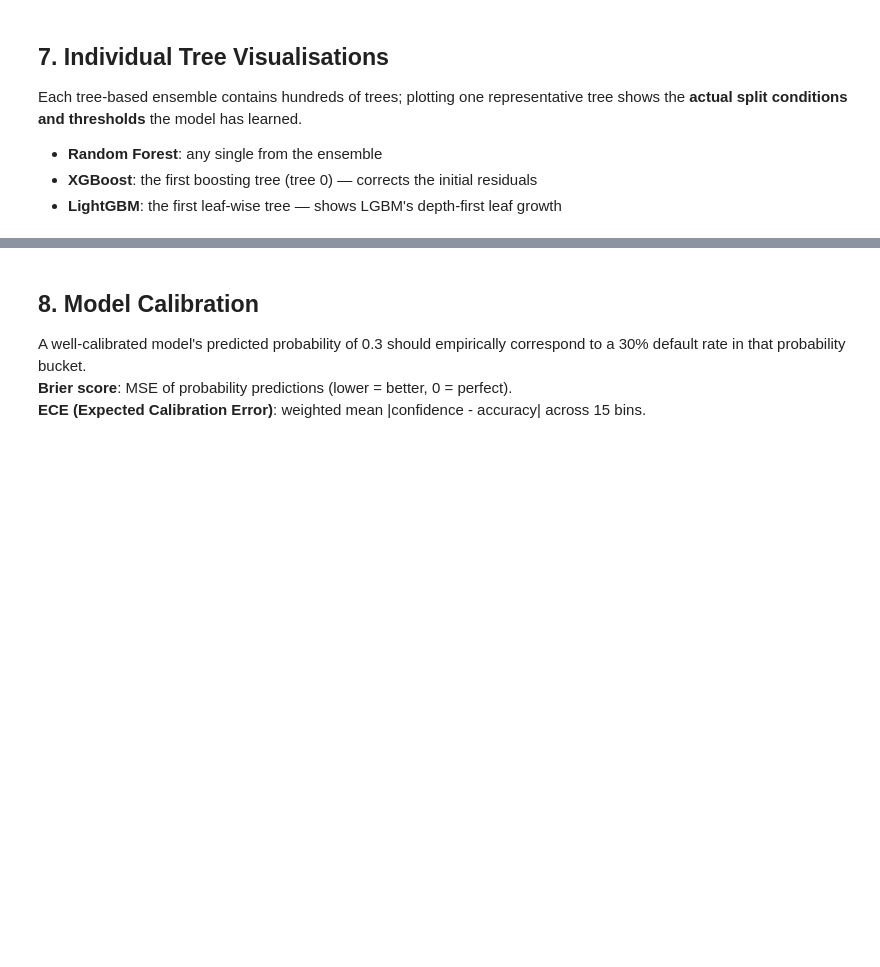
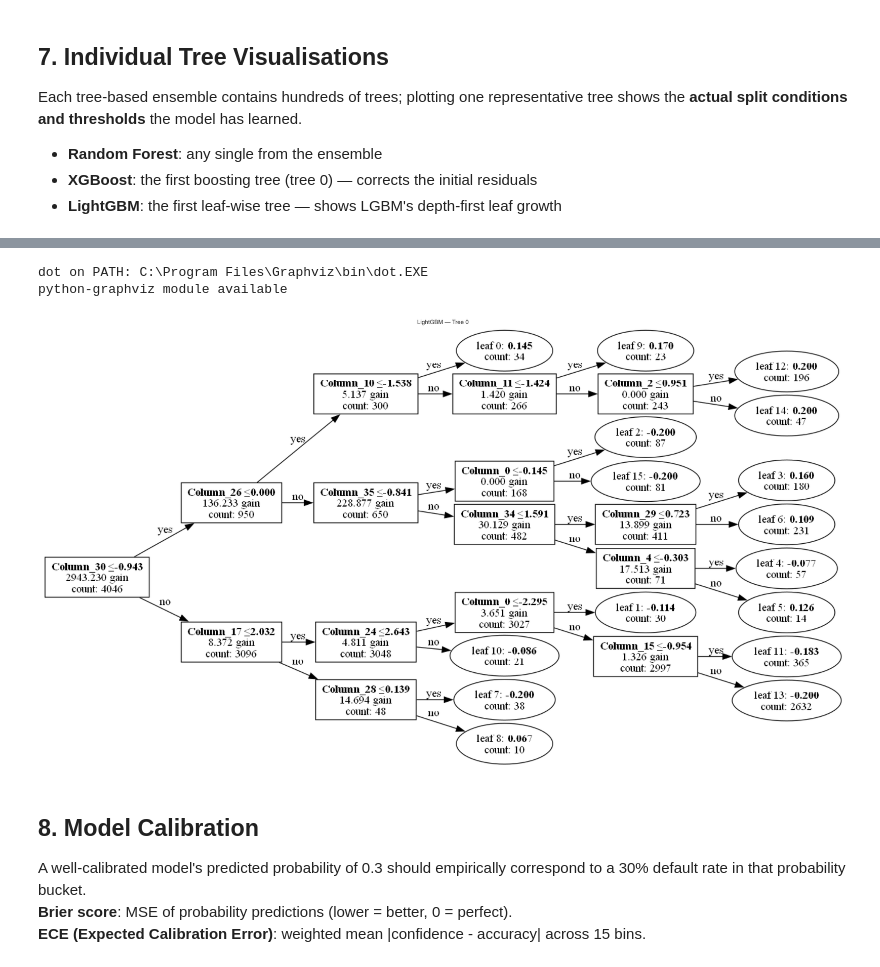
Before and after one commit to Attabeezy/sequential-crm-for-dce, a Jupyter notebook: notebooks/credit_risk_analysis.ipynb, the cells around one changed output, grey strips where cells are left out. Cells and saved outputs as stored; diff of their text form; code cells hidden in the pictures; blank space fills up the shorter version.

```diff
--- a/notebooks/credit_risk_analysis.ipynb
+++ b/notebooks/credit_risk_analysis.ipynb
@@ -417,33 +579,58 @@ print(tree_text)
 # %%
 # LightGBM — plot tree 0
-# lgb.plot_tree requires graphviz; falls back to text dump if unavailable
+# lgb.plot_tree can cache a pre-Graphviz state; force-refresh plotting flags and fallback to text dump if needed
+import os
+import shutil
+import importlib
 import lightgbm as lgb
+import lightgbm.plotting as lgb_plotting
+
+graphviz_bin = r'C:\Program Files\Graphviz\bin'
+if os.path.exists(os.path.join(graphviz_bin, 'dot.exe')) and graphviz_bin not in os.environ.get('PATH', ''):
+    os.environ['PATH'] = graphviz_bin + os.pathsep + os.environ.get('PATH', '')
+
+dot_path = shutil.which('dot')
+print('dot on PATH:', dot_path)
+
+# Refresh LightGBM plotting module in current kernel
+lgb_plotting = importlib.reload(lgb_plotting)
 
 try:
-    ax = lgb.plot_tree(
+    import graphviz  # noqa: F401
+    lgb_plotting.GRAPHVIZ_INSTALLED = True
+    print('python-graphviz module available')
+except Exception as e:
+    print(f'python-graphviz module missing in kernel: {e}')
+
+try:
+    ax = lgb_plotting.plot_tree(
         lgbm_model.model, tree_index=0,
         figsize=(24, 12), show_info=['split_gain', 'internal_count', 'leaf_count'],
     )
     ax.set_title('LightGBM — Tree 0', fontsize=11)
     plt.tight_layout()
     plt.show()
 except Exception as e:
-    print(f'lgb.plot_tree unavailable ({e}); showing text dump instead.')
+    print(f'LightGBM graphical tree unavailable ({e}); showing text dump instead.')
     tree_info = lgbm_model.model.booster_.dump_model()['tree_info'][0]
 
     def _print_tree(node, indent=0):
         pad = '  ' * indent
         if 'split_feature' in node:
             fname = feature_names[node['split_feature']]
             print(f'{pad}if {fname} <= {node["threshold"]:.4f}  '
                   f'[gain={node["split_gain"]:.4f}, count={node["internal_count"]}]')
             _print_tree(node['left_child'],  indent + 1)
             _print_tree(node['right_child'], indent + 1)
         else:
             print(f'{pad}leaf value = {node["leaf_value"]:.4f}  [count={node["leaf_count"]}]')
 
     print('LightGBM tree 0:')
     _print_tree(tree_info['tree_structure'])
+# %% [output]
+dot on PATH: C:\Program Files\Graphviz\bin\dot.EXE
+python-graphviz module available
+[figure, added]
 # %% [markdown]
 ## 8. Model Calibration
 
```
Also changed, not shown: parts of 22 cells of this notebook.
